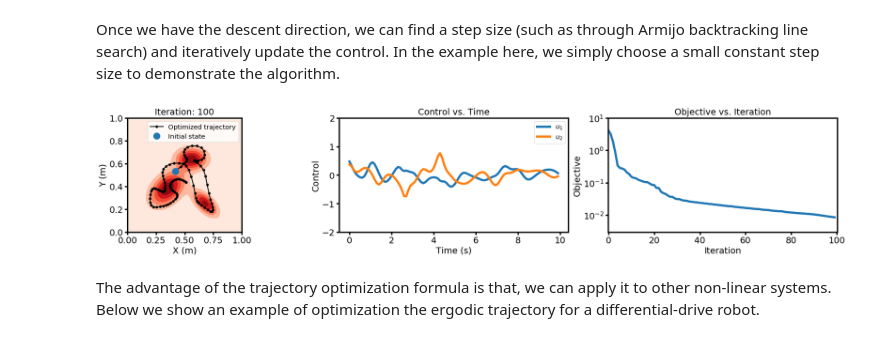
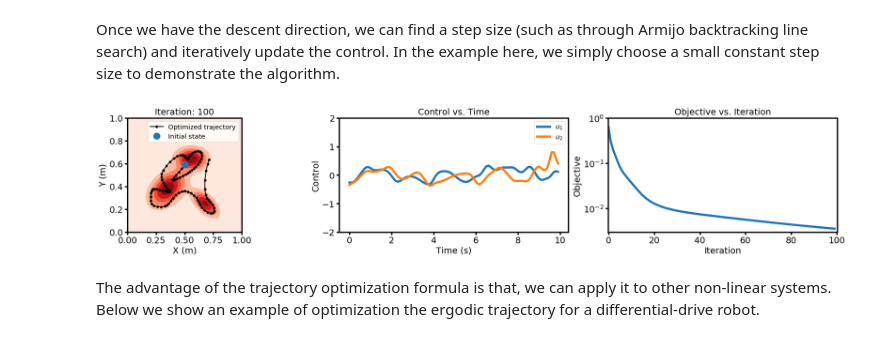
Before and after one commit to MurpheyLab/ergodic-control-sandbox, a Jupyter notebook: notebooks/ilqr_ergodic_control.ipynb, the cells around one changed output. Drawn from its saved outputs; the diff is of its cells as text; code cells hidden in the pictures.

Commit message:
fix np random seed

```diff
--- a/notebooks/ilqr_ergodic_control.ipynb
+++ b/notebooks/ilqr_ergodic_control.ipynb
@@ -9,6 +9,8 @@ References:
 # %%
 import numpy as np
 np.set_printoptions(precision=4)
+rng = np.random.default_rng(1)
+
 from scipy.stats import multivariate_normal as mvn
 from tqdm import tqdm
 
@@ -398,8 +400,14 @@ tsteps = 100
 R = np.diag([0.0001, 0.0001])
 Q_z = np.diag([0.01, 0.01])
 R_v = np.diag([0.01, 0.01])
-x0 = np.random.uniform(low=0.4, high=0.6, size=(2,))
-init_u_traj = np.tile(np.array([1e-06, 1e-06]), reps=(tsteps,1))
+x0 = rng.uniform(low=0.4, high=0.6, size=(2,))
+
+# generate a spiral trajectory as the initial control
+temp_x_traj = np.array([
+    np.linspace(0.0, 0.3, tsteps+1) * np.cos(np.linspace(0.0, 2*np.pi, tsteps+1)),
+    np.linspace(0.0, 0.3, tsteps+1) * np.sin(np.linspace(0.0, 2*np.pi, tsteps+1))
+]).T
+init_u_traj = (temp_x_traj[1:, :] - temp_x_traj[:-1, :]) / dt
 # %%
 trajopt_ergodic_pointmass = iLQR_ergodic_pointmass(
     dt, tsteps, x_dim=2, u_dim=2, Q_z=Q_z, R_v=R_v,
@@ -456,35 +464,35 @@ for iter in tqdm(range(100)):
         ax2 = axes[1]
         ax2.cla()
         ax2.set_title('Control vs. Time')
         ax2.set_ylim(-2.0, 2.0)
         ax2.plot(np.arange(tsteps)*dt, u_traj[:,0], color='C0', label=r'$u_1$')
         ax2.plot(np.arange(tsteps)*dt, u_traj[:,1], color='C1', label=r'$u_2$')
         ax2.set_xlabel('Time (s)')
         ax2.set_ylabel('Control')
         ax2.legend(loc=1)
         height = ax1.get_position().height
         ax2.set_position([ax2.get_position().x0, ax1.get_position().y0, ax2.get_position().width, height])
 
         ax3 = axes[2]
         ax3.cla()
         ax3.set_title('Objective vs. Iteration')
         ax3.set_xlim(-0.2, 100.2)
-        ax3.set_ylim(3e-3, 1e01)
+        ax3.set_ylim(3e-3, 1e0)
         ax3.set_xlabel('Iteration')
         ax3.set_ylabel('Objective')
         ax3.plot(np.arange(iter+1), loss_list, color='C0')
         height = ax1.get_position().height
         ax3.set_position([ax3.get_position().x0, ax1.get_position().y0, ax3.get_position().width, height])
         ax3.set_yscale('log')
 
         display.clear_output(wait=True)
         display.display(fig)
 
 display.clear_output(wait=True)
 plt.show()
 plt.close()
 # %% [output]
-[figure, old version]
+[figure, new version]
 # %% [markdown]
 The advantage of the trajectory optimization formula is that, we can apply it to other non-linear systems. Below we show an example of optimization the ergodic trajectory for a differential-drive robot.
 # %%
```
Also changed, not shown: parts of 2 cells of this notebook, 1 other file.
